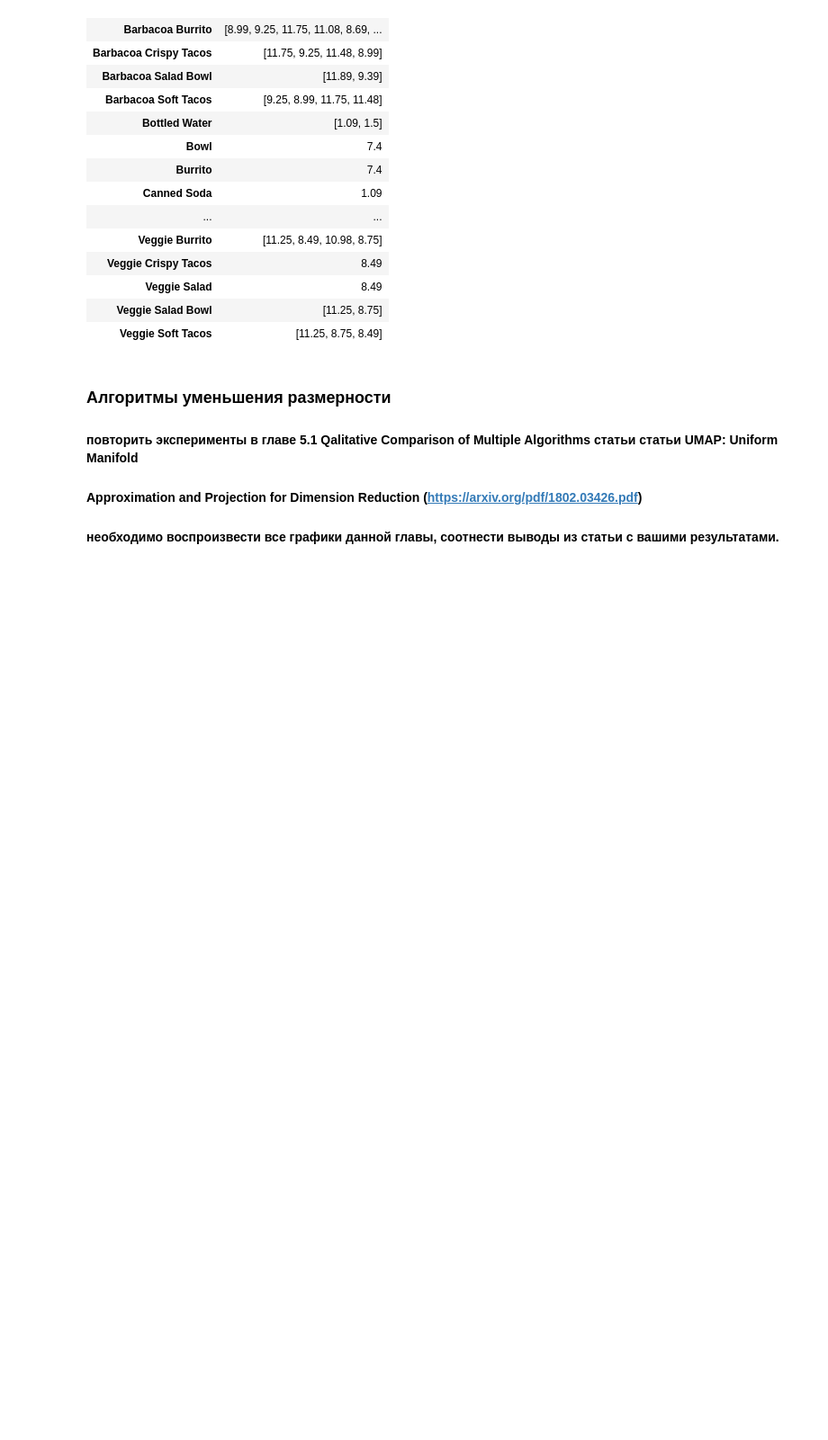
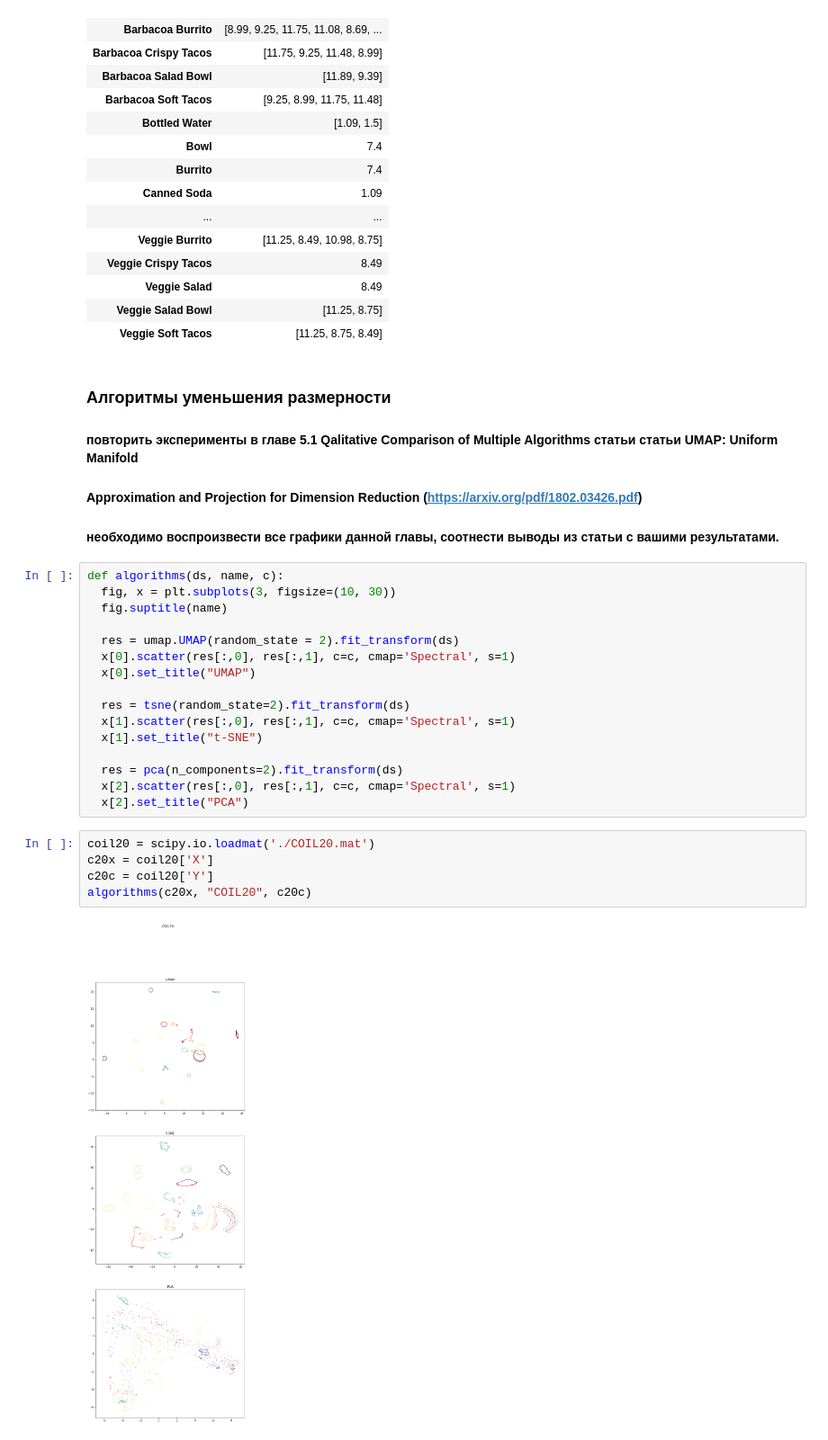
Before and after one commit to JuliaKil/intelligent-systems, a Jupyter notebook: Pandas&DimensionalityReduction.ipynb, the cells around one changed output. Shown at 90% size. Saved outputs shown, nothing was run; the diff lists cells and outputs as text; blank space fills up the shorter version.

```diff
--- a/Pandas&DimensionalityReduction.ipynb
+++ b/Pandas&DimensionalityReduction.ipynb
@@ -207,3 +227,26 @@ df.groupby(['item_name']).agg({'price_per_item':lambda x:x.unique()})
 #### Approximation and Projection for Dimension Reduction (https://arxiv.org/pdf/1802.03426.pdf)
 
 #### необходимо воспроизвести все графики данной главы, соотнести выводы из статьи с вашими результатами.
+# %%
+def algorithms(ds, name, c):
+  fig, x = plt.subplots(3, figsize=(10, 30))
+  fig.suptitle(name)
+
+  res = umap.UMAP(random_state = 2).fit_transform(ds)
+  x[0].scatter(res[:,0], res[:,1], c=c, cmap='Spectral', s=1)
+  x[0].set_title("UMAP")
+
+  res = tsne(random_state=2).fit_transform(ds)
+  x[1].scatter(res[:,0], res[:,1], c=c, cmap='Spectral', s=1)
+  x[1].set_title("t-SNE")
+
+  res = pca(n_components=2).fit_transform(ds)
+  x[2].scatter(res[:,0], res[:,1], c=c, cmap='Spectral', s=1)
+  x[2].set_title("PCA")
+# %%
+coil20 = scipy.io.loadmat('./COIL20.mat')
+c20x = coil20['X']
+c20c = coil20['Y']
+algorithms(c20x, "COIL20", c20c)
+# %% [output]
+[figure, added]
```
Also changed, not shown: parts of 4 cells of this notebook.
